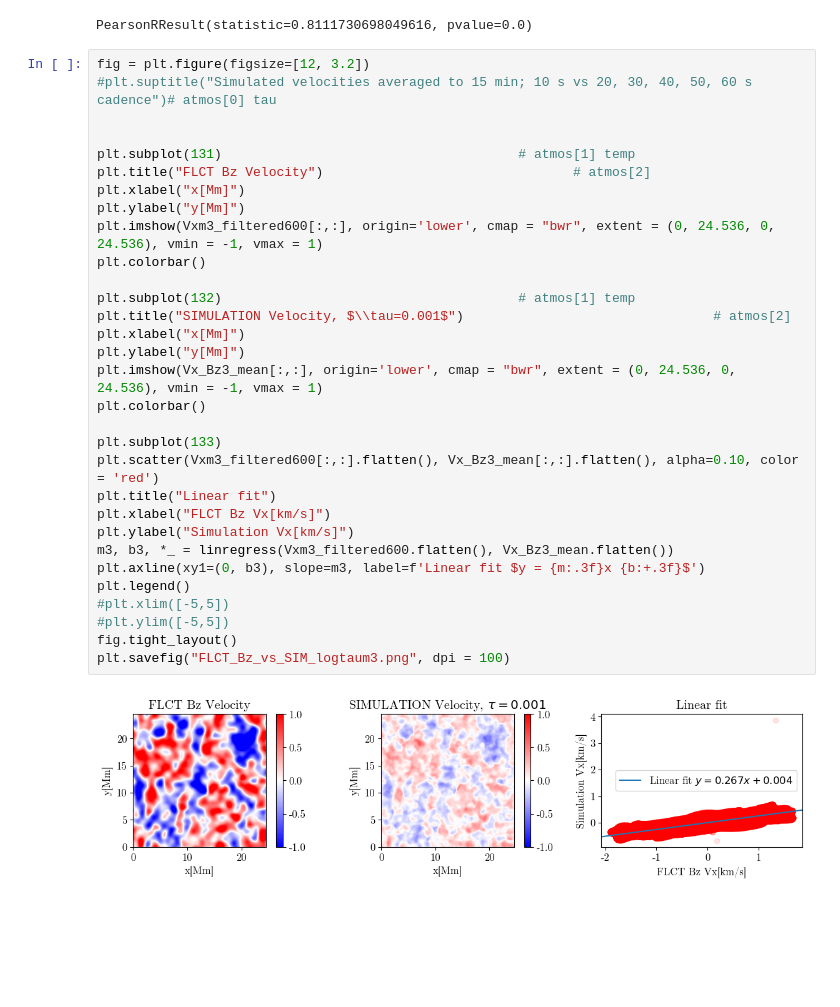
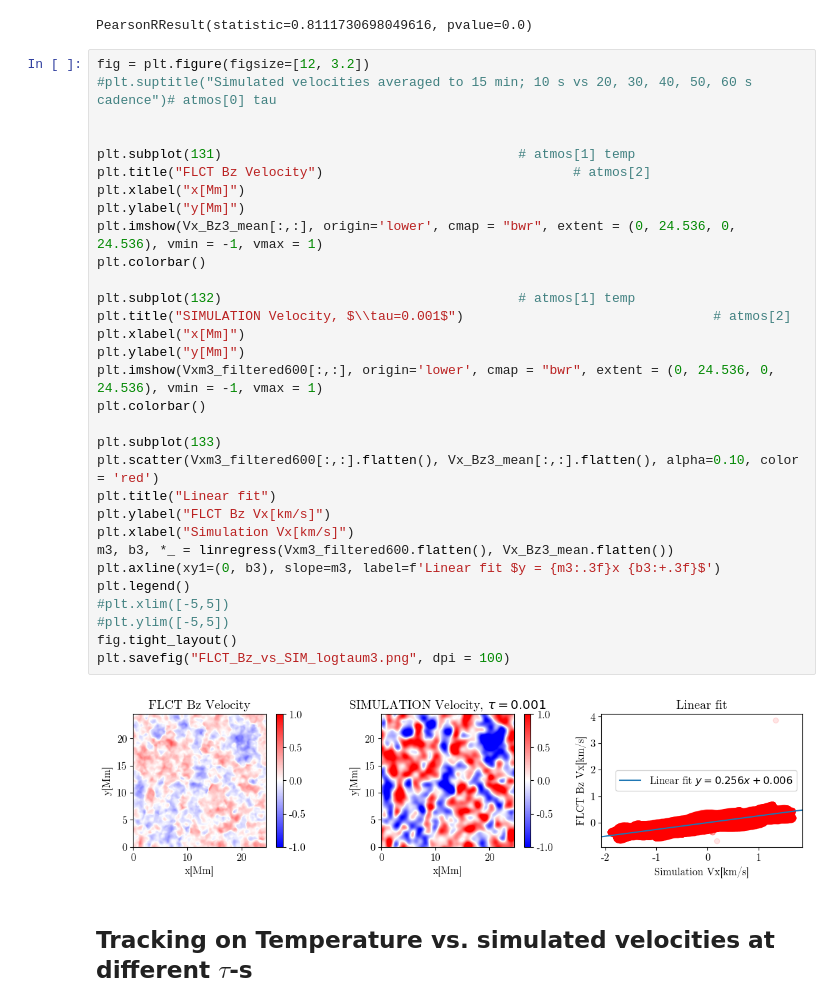
Before and after one commit to TheodoreKostic/Tracking_features, a Jupyter notebook: FirstPaper/Temp_and_Bz_vs_SIM.ipynb, the cells around one changed output. Drawn from its saved outputs; the diff is of its cells as text; blank space fills up the shorter version.

```diff
--- a/FirstPaper/Temp_and_Bz_vs_SIM.ipynb
+++ b/FirstPaper/Temp_and_Bz_vs_SIM.ipynb
@@ -254,33 +254,35 @@ PearsonRResult(statistic=0.8111730698049616, pvalue=0.0)
 # %%
 fig = plt.figure(figsize=[12, 3.2])
 #plt.suptitle("Simulated velocities averaged to 15 min; 10 s vs 20, 30, 40, 50, 60 s cadence")# atmos[0] tau
 
 
 plt.subplot(131)                                      # atmos[1] temp
 plt.title("FLCT Bz Velocity")                                # atmos[2]
 plt.xlabel("x[Mm]")
 plt.ylabel("y[Mm]")
-plt.imshow(Vxm3_filtered600[:,:], origin='lower', cmap = "bwr", extent = (0, 24.536, 0, 24.536), vmin = -1, vmax = 1)
+plt.imshow(Vx_Bz3_mean[:,:], origin='lower', cmap = "bwr", extent = (0, 24.536, 0, 24.536), vmin = -1, vmax = 1)
 plt.colorbar()
 
 plt.subplot(132)                                      # atmos[1] temp
 plt.title("SIMULATION Velocity, $\\tau=0.001$")                                # atmos[2]
 plt.xlabel("x[Mm]")
 plt.ylabel("y[Mm]")
-plt.imshow(Vx_Bz3_mean[:,:], origin='lower', cmap = "bwr", extent = (0, 24.536, 0, 24.536), vmin = -1, vmax = 1)
+plt.imshow(Vxm3_filtered600[:,:], origin='lower', cmap = "bwr", extent = (0, 24.536, 0, 24.536), vmin = -1, vmax = 1)
 plt.colorbar()
 
 plt.subplot(133)
 plt.scatter(Vxm3_filtered600[:,:].flatten(), Vx_Bz3_mean[:,:].flatten(), alpha=0.10, color = 'red')
 plt.title("Linear fit")
-plt.xlabel("FLCT Bz Vx[km/s]")
-plt.ylabel("Simulation Vx[km/s]")
+plt.ylabel("FLCT Bz Vx[km/s]")
+plt.xlabel("Simulation Vx[km/s]")
 m3, b3, *_ = linregress(Vxm3_filtered600.flatten(), Vx_Bz3_mean.flatten())
-plt.axline(xy1=(0, b3), slope=m3, label=f'Linear fit $y = {m:.3f}x {b:+.3f}$')
+plt.axline(xy1=(0, b3), slope=m3, label=f'Linear fit $y = {m3:.3f}x {b3:+.3f}$')
 plt.legend()
 #plt.xlim([-5,5])
 #plt.ylim([-5,5])
 fig.tight_layout()
 plt.savefig("FLCT_Bz_vs_SIM_logtaum3.png", dpi = 100)
 # %% [output]
-[figure, old version]
+[figure, new version]
+# %% [markdown]
+<h2>Tracking on Temperature vs. simulated velocities at different $\tau$-s</h2>
```
Also changed, not shown: parts of 47 cells of this notebook.
